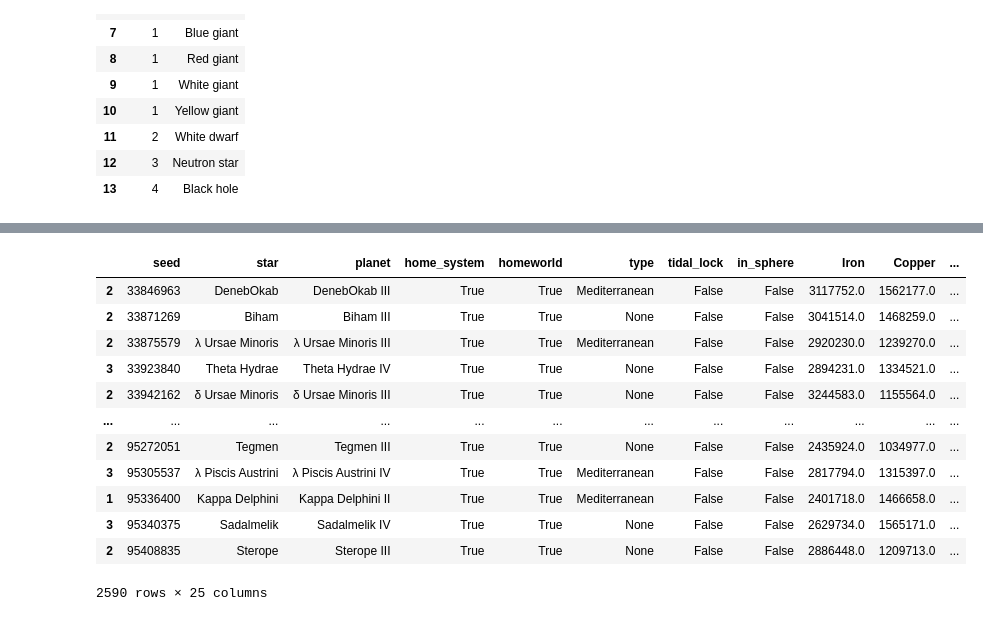
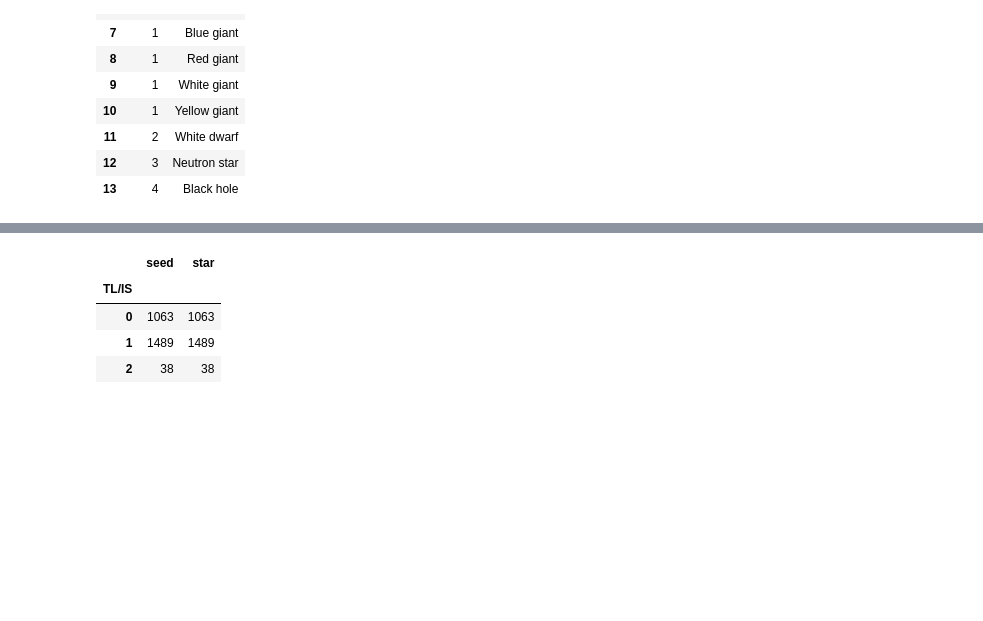
Before and after one commit to drakesiard/dsp-seed-export-parser, a Jupyter notebook: scanner.ipynb, the cells around one changed output, grey strips where cells are left out. Drawn from its saved outputs; the diff is of its cells as text; code cells hidden in the pictures; blank space fills up the shorter version.

Commit message:
Look for tidal lock or inside sphere

```diff
--- a/scanner.ipynb
+++ b/scanner.ipynb
@@ -37,8 +39,11 @@ previous_runs = [
     32680784, 88834638, 22161804, 87759803, 76768927, 18238299,
 ]
 # %%
-export_path = '/mnt/c/' + r'\Users\Drake\Documents\Dyson Sphere Program\dsp_seedexporter'.replace('\\', '/')
-# export_path = '/run/user/1000/gvfs/smb-share:server=chonyi.local,share=dsp_seedexporter/'
+export_path = next(x for x in [
+    '/mnt/c/' + r'\Users\Drake\Documents\Dyson Sphere Program\dsp_seedexporter'.replace('\\', '/'),
+    '/run/user/1000/gvfs/smb-share:server=chonyi.local,share=dsp_seedexporter/',
+    '/media/drake/Windows/Users/Drake/Documents/Dyson Sphere Program/dsp_seedexporter/',
+] if os.path.isdir(x))
 seed_re = re.compile(r'seed_(?P<seed>\d{8}).json.gz')
 # %%
 files = sorted(filter(seed_re.match, os.listdir(export_path)))
@@ -172,6 +177,15 @@ display(pd.DataFrame.from_records(star_types, columns=['code', 'type']))
 | 12 | 3 | Neutron star |
 | 13 | 4 | Black hole |
 # %%
+OIL_SPEED_MULTIPLIER = 4e-5
+DYSON_SPHERE_BUFFER = 1.35
+
+def reorder(df):
+    resource_cols = vein_types + gas_types
+    first_cols = [x for x in df.columns if x not in resource_cols]
+    df[resource_cols] = df[resource_cols].fillna(0)
+    return df[first_cols + resource_cols]
+
 def scan_systems(universe):
     home_star_id = universe['meta']['birthStarId']
     home_planet_id = universe['meta']['birthPlanetId']
@@ -185,7 +199,7 @@ def scan_systems(universe):
         star_dict = {
             'seed': seed,
             'star': star['name'],
-            'homeworld': star['id'] == home_star_id,
+            'home_system': star['id'] == home_star_id,
             'spectrum': spectra_map[star['spectr']],
             'type': star_type_map[star['type']],
             'luminosity': star['luminosity'],
@@ -201,21 +215,26 @@ def scan_systems(universe):
                 'homeworld': planet['id'] == home_planet_id,
                 'type': planet.get('typeString', None),
                 'tidal_lock': (planet['singularity'] & singularity_flags['TidalLocked']) > 0,
-                'in_sphere': (1.36 * planet['sunDistance']) <= max_dyson_rad,
+                'in_sphere': planet['sunDistance'] <= max_dyson_rad / DYSON_SPHERE_BUFFER,
             }
             if 'vein' in planet:
                 planet_veins = planet['vein']
-#                 planet_veins = {x: planet['vein'].get(x, 0) for x in resource_types}
             elif 'gas' in planet:
-                planet_veins = {(k + ' gas'): v['gasSpeed'] for k,v in planet['gas'].items()}
+                planet_veins = {(k + ' gas'): float(v['gasSpeed']) for k,v in planet['gas'].items()}
             else:
                 raise ValueError('Bad planet: {}'.format(planet['name']))
+            assert all(isinstance(x, (int, float)) for x in planet_veins.values()), planet_veins
             planets.append({**planet_dict, **planet_veins})
+
     planet_df = pd.DataFrame.from_records(planets)
+    planet_df['Oil'] *= OIL_SPEED_MULTIPLIER
+
     star_df = pd.DataFrame.from_records(stars)
-    star_resources = planet_df.groupby('star')[vein_types + gas_types].sum()
+    star_resources = planet_df.groupby('star').sum().reindex(vein_types + gas_types, axis='columns')
     star_df = star_df.merge(star_resources, left_on='star', right_index=True, how='outer')
+
     return star_df, planet_df
+
 star_df, planet_df = scan_systems(universe)
 display(star_df.head())
 display(planet_df.head())
@@ -236,9 +256,11 @@ display(planet_df.head())
 # %%
 with mp.Pool(mp.cpu_count() - 1) as pool:
     star_dfs, planet_dfs = zip(*pool.imap_unordered(partial(process_universe, scan_systems), files, chunksize=100))
-star_df = pd.concat(star_dfs)
-planet_df = pd.concat(planet_dfs)
+star_df = reorder(pd.concat(star_dfs))
+planet_df = reorder(pd.concat(planet_dfs))
 # %%
-planet_df.query('(tidal_lock == True) & (home_system == True)')
+home_systems = planet_df.query('home_system == True').copy()
+# home_systems = home_systems.loc[home_systems['seed'].isin(previous_runs)]
+home_systems
 # %% [output]
 |  | seed | star | planet | home_system | homeworld | type | tidal_lock | in_sphere | Iron | Copper | ... |
@@ -257,16 +279,10 @@ planet_df.query('(tidal_lock == True) & (home_system == True)')
 # %%
-planet_df.query('homeworld == True')
+home_systems['TL/IS'] = home_systems['tidal_lock'] | home_systems['in_sphere']
+tl_is = home_systems.groupby(['seed', 'star'])['TL/IS'].sum()
+tl_is.reset_index().groupby('TL/IS').count()
 # %% [output]
-|  | seed | star | planet | home_system | homeworld | type | tidal_lock | in_sphere | Iron | Copper | ... |
-| 2 | 33846963 | DenebOkab | DenebOkab III | True | True | Mediterranean | False | False | 3117752.0 | 1562177.0 | ... |
-| 2 | 33871269 | Biham | Biham III | True | True | None | False | False | 3041514.0 | 1468259.0 | ... |
-| 2 | 33875579 | λ Ursae Minoris | λ Ursae Minoris III | True | True | Mediterranean | False | False | 2920230.0 | 1239270.0 | ... |
-| 3 | 33923840 | Theta Hydrae | Theta Hydrae IV | True | True | None | False | False | 2894231.0 | 1334521.0 | ... |
-| 2 | 33942162 | δ Ursae Minoris | δ Ursae Minoris III | True | True | None | False | False | 3244583.0 | 1155564.0 | ... |
-| ... | ... | ... | ... | ... | ... | ... | ... | ... | ... | ... | ... |
-| 2 | 95272051 | Tegmen | Tegmen III | True | True | None | False | False | 2435924.0 | 1034977.0 | ... |
-| 3 | 95305537 | λ Piscis Austrini | λ Piscis Austrini IV | True | True | Mediterranean | False | False | 2817794.0 | 1315397.0 | ... |
-| 1 | 95336400 | Kappa Delphini | Kappa Delphini II | True | True | Mediterranean | False | False | 2401718.0 | 1466658.0 | ... |
-| 3 | 95340375 | Sadalmelik | Sadalmelik IV | True | True | None | False | False | 2629734.0 | 1565171.0 | ... |
-| 2 | 95408835 | Sterope | Sterope III | True | True | None | False | False | 2886448.0 | 1209713.0 | ... |
+|  | seed | star |
+| TL/IS |  |  |
+| 0 | 1063 | 1063 |
+| 1 | 1489 | 1489 |
+| 2 | 38 | 38 |
-2590 rows × 25 columns
```
Also changed, not shown: parts of 5 cells of this notebook.
